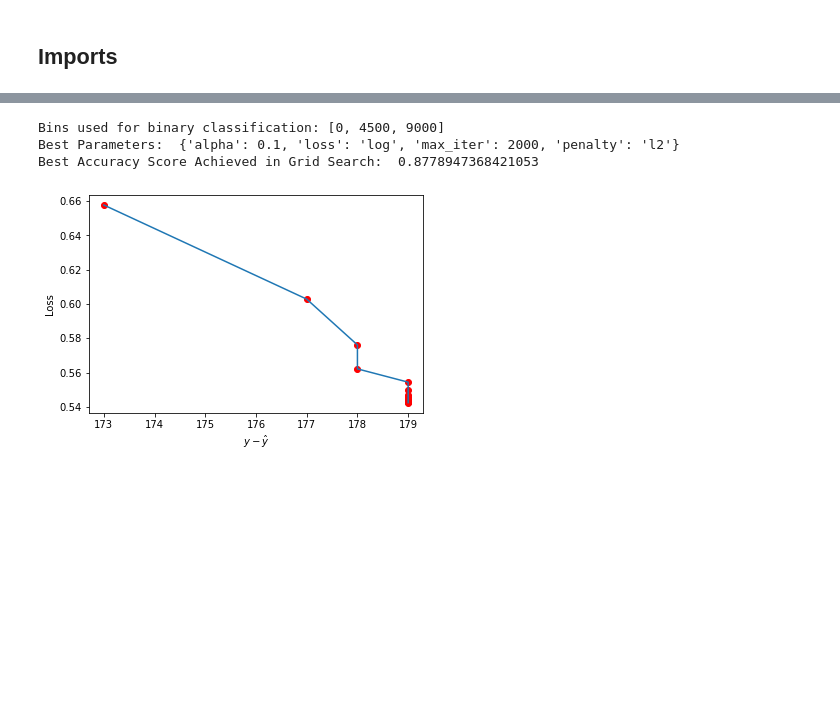
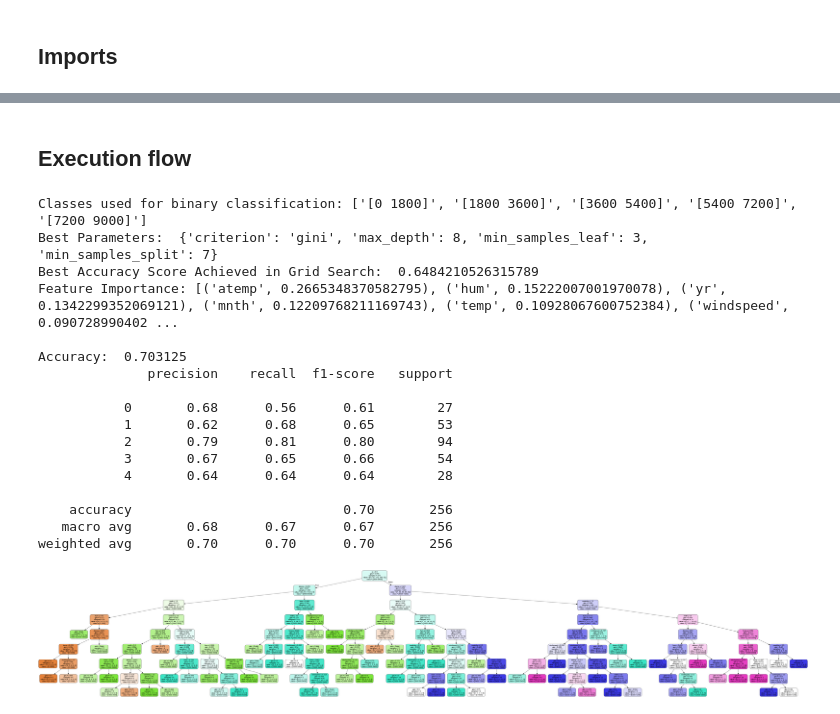
Before and after one commit to gbouzioto/machine_learning_master_2020, a Jupyter notebook: exercise_1/Exercise_1.ipynb, the cells around one changed output, grey strips where cells are left out. Cells and saved outputs as stored; diff of their text form; code cells hidden in the pictures; blank space fills up the shorter version.

```diff
--- a/exercise_1/Exercise_1.ipynb
+++ b/exercise_1/Exercise_1.ipynb
@@ -227,7 +200,6 @@ class Exercise1A(ExerciseBase):
         # Save to a file in the current directory
         graph.render("1_a_decision_tree_graphivz", format='png',
                      directory=os.path.join(os.getcwd(), 'images'))
-        graph
 
     def feature_importance(self):
         """
@@ -664,9 +600,0 @@ Score: 0.7905424676877324
-# %%
-epochs_c = 15
-
-main_ex_1c(file_path, prominent_features, epochs_c)
-# %% [output]
-Bins used for binary classification: [0, 4500, 9000]
-Best Parameters:  {'alpha': 0.1, 'loss': 'log', 'max_iter': 2000, 'penalty': 'l2'}
-Best Accuracy Score Achieved in Grid Search:  0.8778947368421053
-[figure, removed]
@@ -685,0 +601,2 @@ Best Accuracy Score Achieved in Grid Search:  0.8778947368421053
+# %% [markdown]
+## Execution flow
@@ -685,0 +612,24 @@ Best Accuracy Score Achieved in Grid Search:  0.8778947368421053
+# %%
+# Execution of 1a
+prominent_features = main_ex_1a(classes, file_path)
+# display tree graph
+Image(os.path.join("images", "1_a_decision_tree_graphivz.png"))
+# %% [output]
+Classes used for binary classification: ['[0 1800]', '[1800 3600]', '[3600 5400]', '[5400 7200]', '[7200 9000]']
+Best Parameters:  {'criterion': 'gini', 'max_depth': 8, 'min_samples_leaf': 3, 'min_samples_split': 7}
+Best Accuracy Score Achieved in Grid Search:  0.6484210526315789
+Feature Importance: [('atemp', 0.2665348370582795), ('hum', 0.15222007001970078), ('yr', 0.1342299352069121), ('mnth', 0.12209768211169743), ('temp', 0.10928067600752384), ('windspeed', 0.090728990402 ...
+
+Accuracy:  0.703125
+              precision    recall  f1-score   support
+
+           0       0.68      0.56      0.61        27
+           1       0.62      0.68      0.65        53
+           2       0.79      0.81      0.80        94
+           3       0.67      0.65      0.66        54
+           4       0.64      0.64      0.64        28
+
+    accuracy                           0.70       256
+   macro avg       0.68      0.67      0.67       256
+weighted avg       0.70      0.70      0.70       256
+[figure, added]
```
Also changed, not shown: parts of 22 cells of this notebook, 2 other files.
